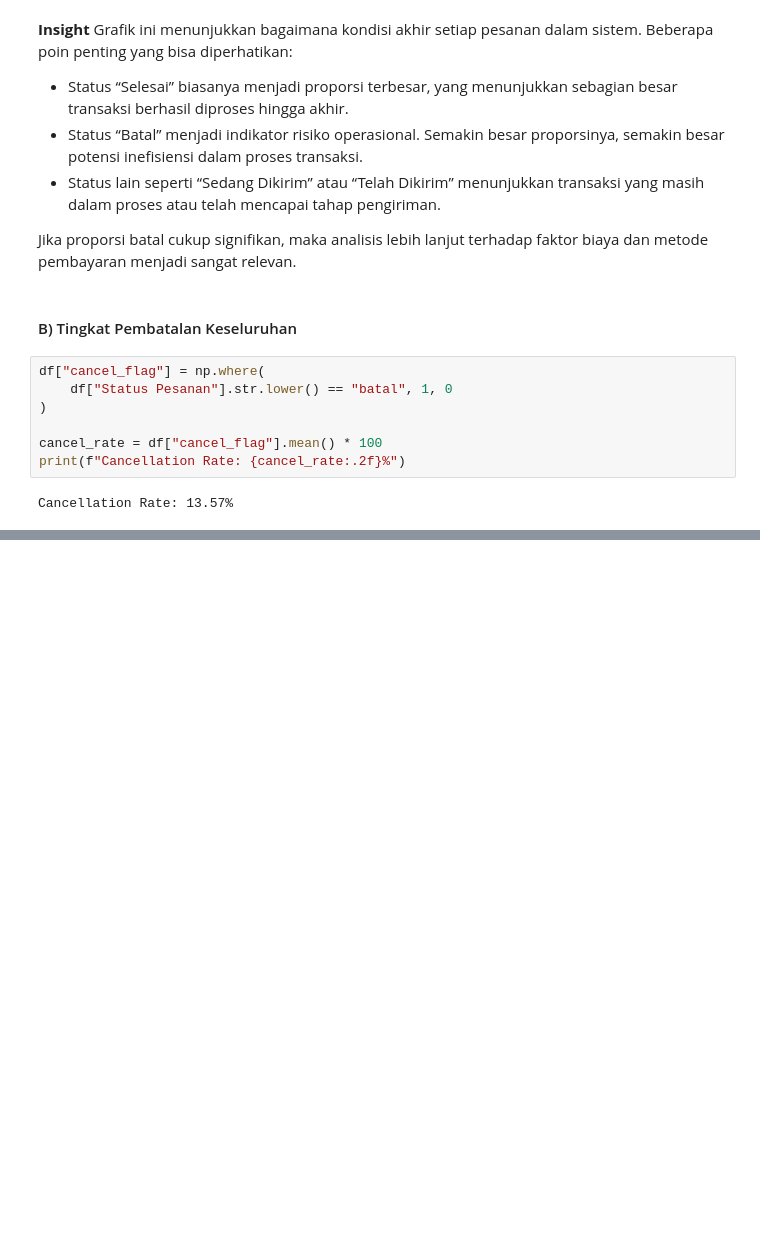
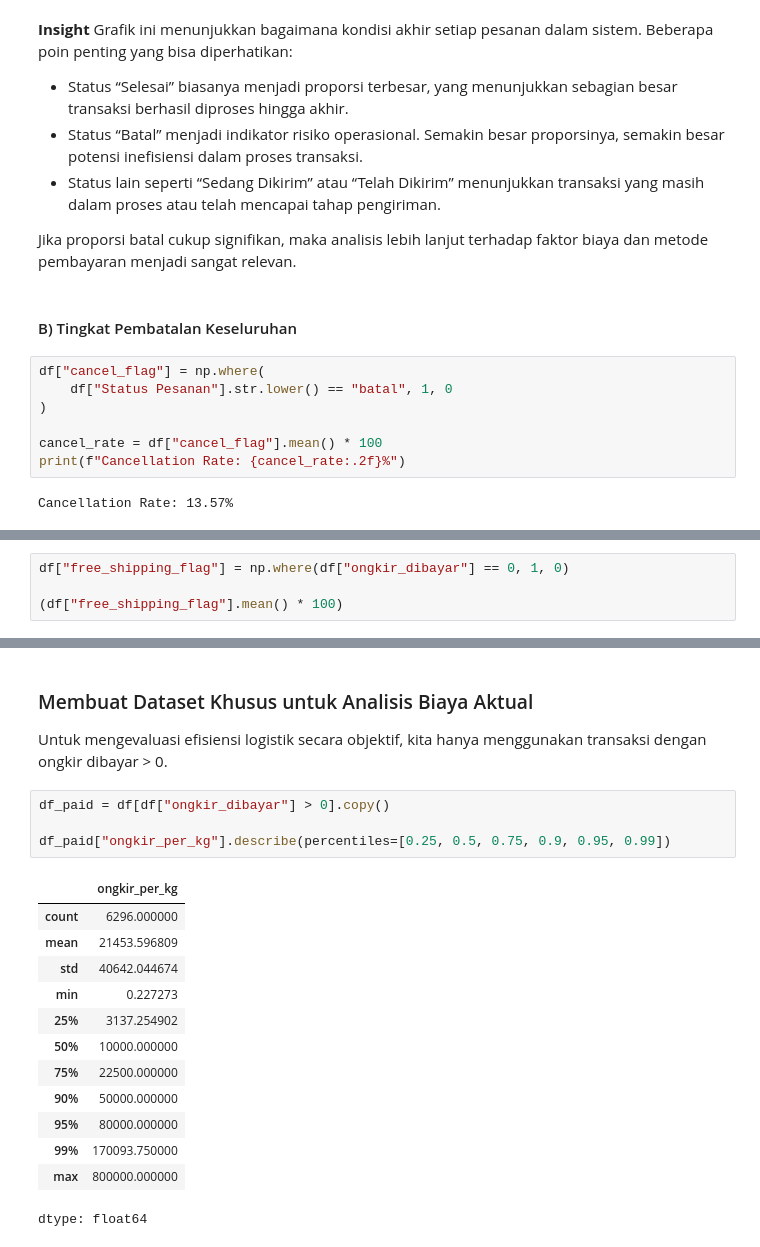
Before and after one commit to AlvitoDwiP/operasional_ecommers_indo, a Jupyter notebook: notebooks/01_analysis.ipynb, the cells around one changed output, grey strips where cells are left out. Saved outputs shown, nothing was run; the diff lists cells and outputs as text; blank space fills up the shorter version.

```diff
--- a/notebooks/01_analysis.ipynb
+++ b/notebooks/01_analysis.ipynb
@@ -194,0 +370,4 @@ plt.show()
+# %%
+df["free_shipping_flag"] = np.where(df["ongkir_dibayar"] == 0, 1, 0)
+
+(df["free_shipping_flag"].mean() * 100)
@@ -194,0 +383,21 @@ plt.show()
+# %% [markdown]
+### Membuat Dataset Khusus untuk Analisis Biaya Aktual
+Untuk mengevaluasi efisiensi logistik secara objektif, kita hanya menggunakan transaksi dengan ongkir dibayar > 0.
+# %%
+df_paid = df[df["ongkir_dibayar"] > 0].copy()
+
+df_paid["ongkir_per_kg"].describe(percentiles=[0.25, 0.5, 0.75, 0.9, 0.95, 0.99])
+# %% [output]
+|  | ongkir_per_kg |
+| count | 6296.000000 |
+| mean | 21453.596809 |
+| std | 40642.044674 |
+| min | 0.227273 |
+| 25% | 3137.254902 |
+| 50% | 10000.000000 |
+| 75% | 22500.000000 |
+| 90% | 50000.000000 |
+| 95% | 80000.000000 |
+| 99% | 170093.750000 |
+| max | 800000.000000 |
+dtype: float64
```
Also changed, not shown: parts of 27 cells of this notebook.
